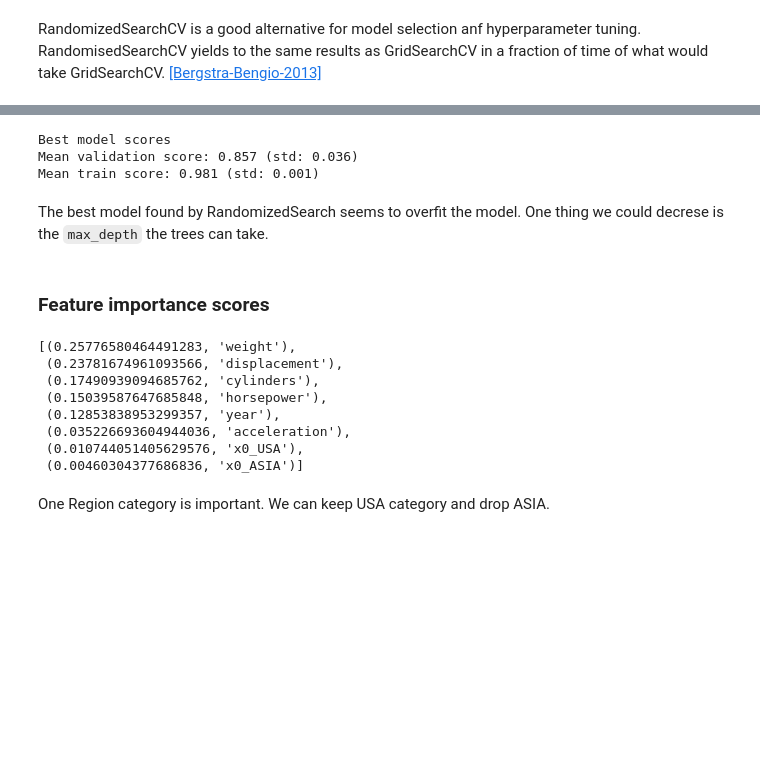
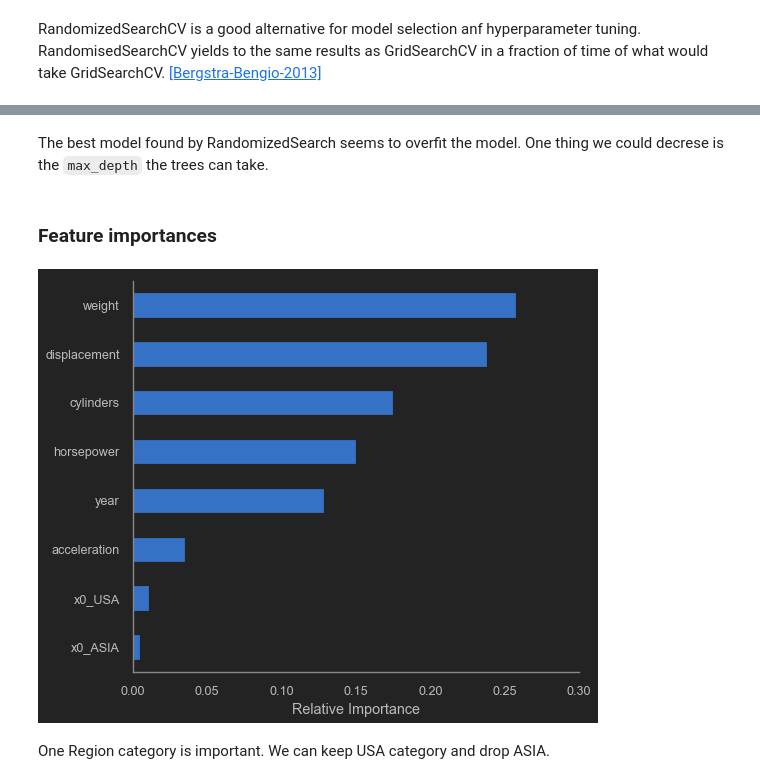
Before and after one commit to rachida-sgh/auto-mpg, a Jupyter notebook: notebooks/05_model_selection_training.ipynb, the cells around one changed output, grey strips where cells are left out. Cells and saved outputs as stored; diff of their text form; code cells hidden in the pictures; blank space fills up the shorter version.

Commit message:
refactor model selection

```diff
--- a/notebooks/05_model_selection_training.ipynb
+++ b/notebooks/05_model_selection_training.ipynb
@@ -81,34 +76,11 @@ RandomizedSearchCV took 54.94 seconds for 100 candidates
-# %%
-def report_best_scores(results):
-    best_model= np.flatnonzero(results['rank_test_score'] == 1)[0]
-    print('Best model scores')
-    print('Mean validation score: {:.3f} (std: {:.3f})'.format(
-            results['mean_test_score'][best_model],
-            results['std_test_score'][best_model]))
-    print('Mean train score: {:.3f} (std: {:.3f})'.format(
-            results['mean_train_score'][best_model],
-            results['std_train_score'][best_model]))
-report_best_scores(rf_random_search.cv_results_)
-# %% [output]
-Best model scores
-Mean validation score: 0.857 (std: 0.036)
-Mean train score: 0.981 (std: 0.001)
 # %% [markdown]
 The best model found by RandomizedSearch seems to overfit the model. One thing we could decrese is the `max_depth` the trees can take.
 # %% [markdown]
-### Feature importance scores
+### Feature importances
-# %%
-importances = rf_random_search.best_estimator_.feature_importances_
-sorted(zip(feature_importances, X_train.columns), reverse=True)
-# %% [output]
-[(0.25776580464491283, 'weight'),
- (0.23781674961093566, 'displacement'),
- (0.17490939094685762, 'cylinders'),
- (0.15039587647685848, 'horsepower'),
- (0.12853838953299357, 'year'),
- (0.035226693604944036, 'acceleration'),
- (0.010744051405629576, 'x0_USA'),
- (0.00460304377686836, 'x0_ASIA')]
+# %%
+plot_feature_importances(rf_random_search.best_estimator_, X_train)
+# %% [output]
+[figure, added]
 # %% [markdown]
 One Region category is important. We can keep USA category and drop ASIA.
 # %% [markdown]
```
Also changed, not shown: parts of 6 cells of this notebook, 3 other files.
